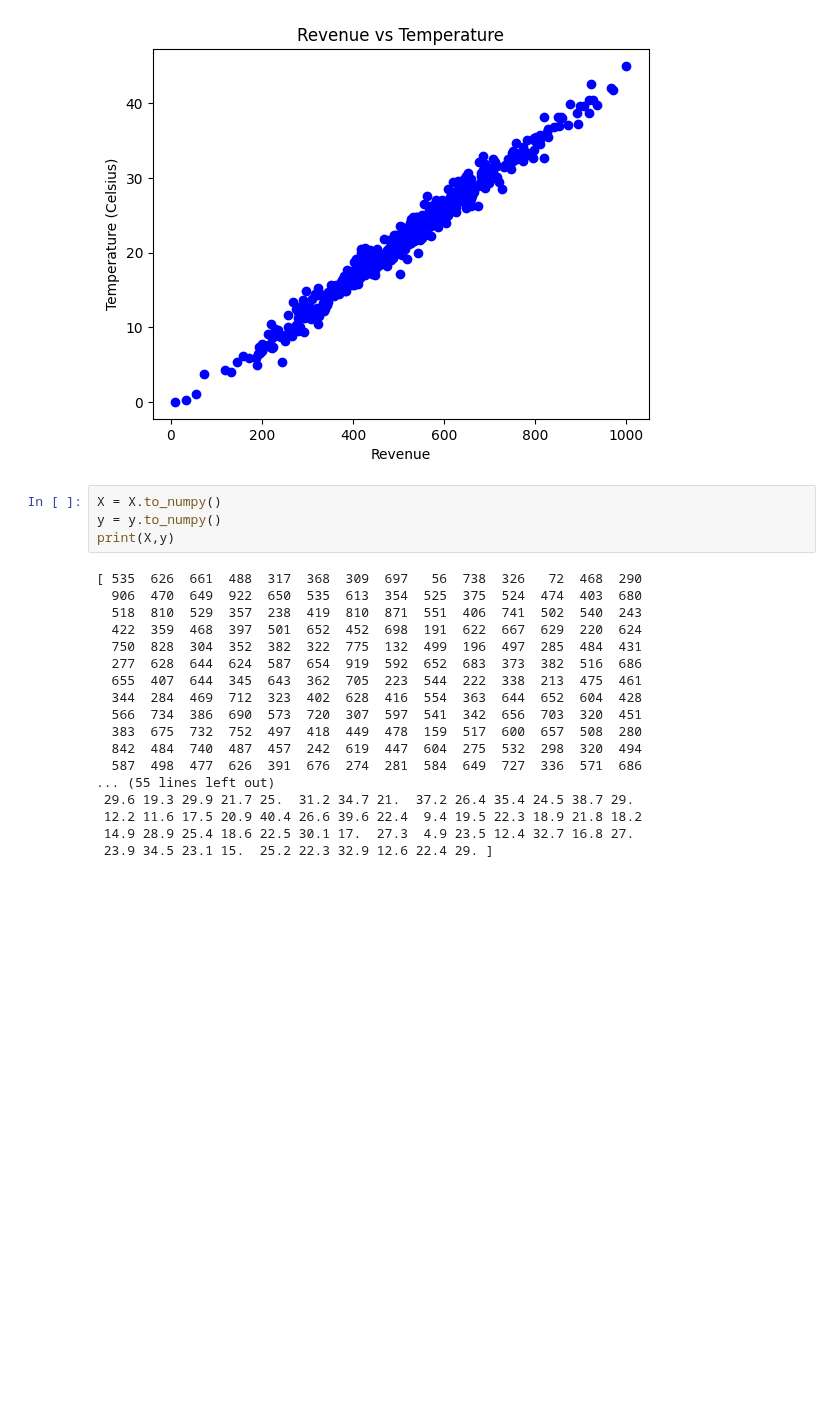
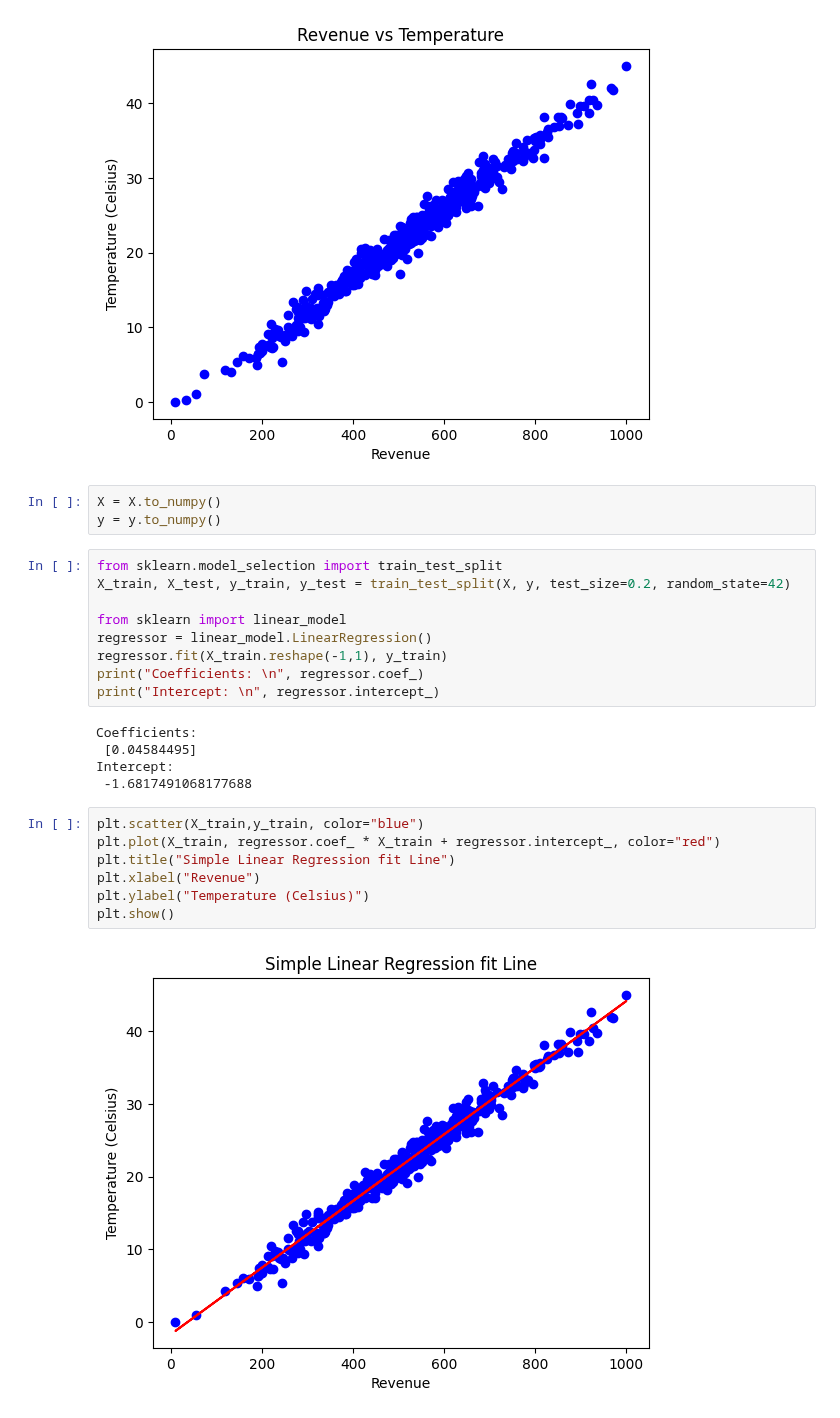
Before and after one commit to gps-stellar/Simple-Regression-Models, a Jupyter notebook: Simple_Linear_Regression.ipynb, the cells around one changed output. Cells and saved outputs as stored; diff of their text form; blank space fills up the shorter version.

Commit message:
Simple Linear Regression fit Line graph

```diff
--- a/Simple_Linear_Regression.ipynb
+++ b/Simple_Linear_Regression.ipynb
@@ -81,22 +81,26 @@ plt.show()
 # %%
 X = X.to_numpy()
 y = y.to_numpy()
-print(X,y)
-# %% [output]
-[ 535  626  661  488  317  368  309  697   56  738  326   72  468  290
-  906  470  649  922  650  535  613  354  525  375  524  474  403  680
-  518  810  529  357  238  419  810  871  551  406  741  502  540  243
-  422  359  468  397  501  652  452  698  191  622  667  629  220  624
-  750  828  304  352  382  322  775  132  499  196  497  285  484  431
-  277  628  644  624  587  654  919  592  652  683  373  382  516  686
-  655  407  644  345  643  362  705  223  544  222  338  213  475  461
-  344  284  469  712  323  402  628  416  554  363  644  652  604  428
-  566  734  386  690  573  720  307  597  541  342  656  703  320  451
-  383  675  732  752  497  418  449  478  159  517  600  657  508  280
-  842  484  740  487  457  242  619  447  604  275  532  298  320  494
-  587  498  477  626  391  676  274  281  584  649  727  336  571  686
-... (55 lines left out)
- 29.6 19.3 29.9 21.7 25.  31.2 34.7 21.  37.2 26.4 35.4 24.5 38.7 29.
- 12.2 11.6 17.5 20.9 40.4 26.6 39.6 22.4  9.4 19.5 22.3 18.9 21.8 18.2
- 14.9 28.9 25.4 18.6 22.5 30.1 17.  27.3  4.9 23.5 12.4 32.7 16.8 27.
- 23.9 34.5 23.1 15.  25.2 22.3 32.9 12.6 22.4 29. ]
+# %%
+from sklearn.model_selection import train_test_split
+X_train, X_test, y_train, y_test = train_test_split(X, y, test_size=0.2, random_state=42)
+
+from sklearn import linear_model
+regressor = linear_model.LinearRegression()
+regressor.fit(X_train.reshape(-1,1), y_train)
+print("Coefficients: \n", regressor.coef_)
+print("Intercept: \n", regressor.intercept_)
+# %% [output]
+Coefficients:
+ [0.04584495]
+Intercept:
+ -1.6817491068177688
+# %%
+plt.scatter(X_train,y_train, color="blue")
+plt.plot(X_train, regressor.coef_ * X_train + regressor.intercept_, color="red")
+plt.title("Simple Linear Regression fit Line")
+plt.xlabel("Revenue")
+plt.ylabel("Temperature (Celsius)")
+plt.show()
+# %% [output]
+[figure, added]
```
